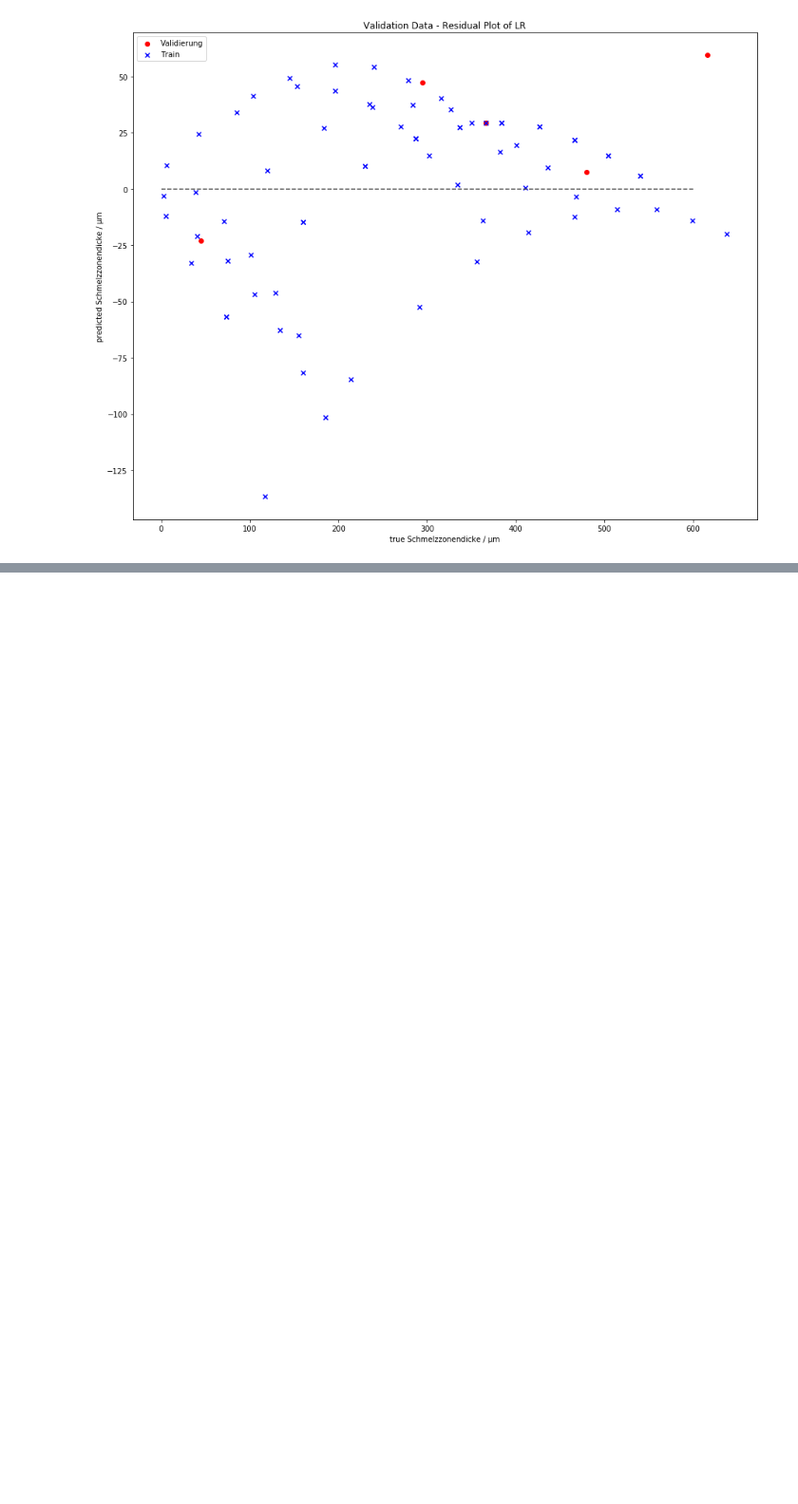
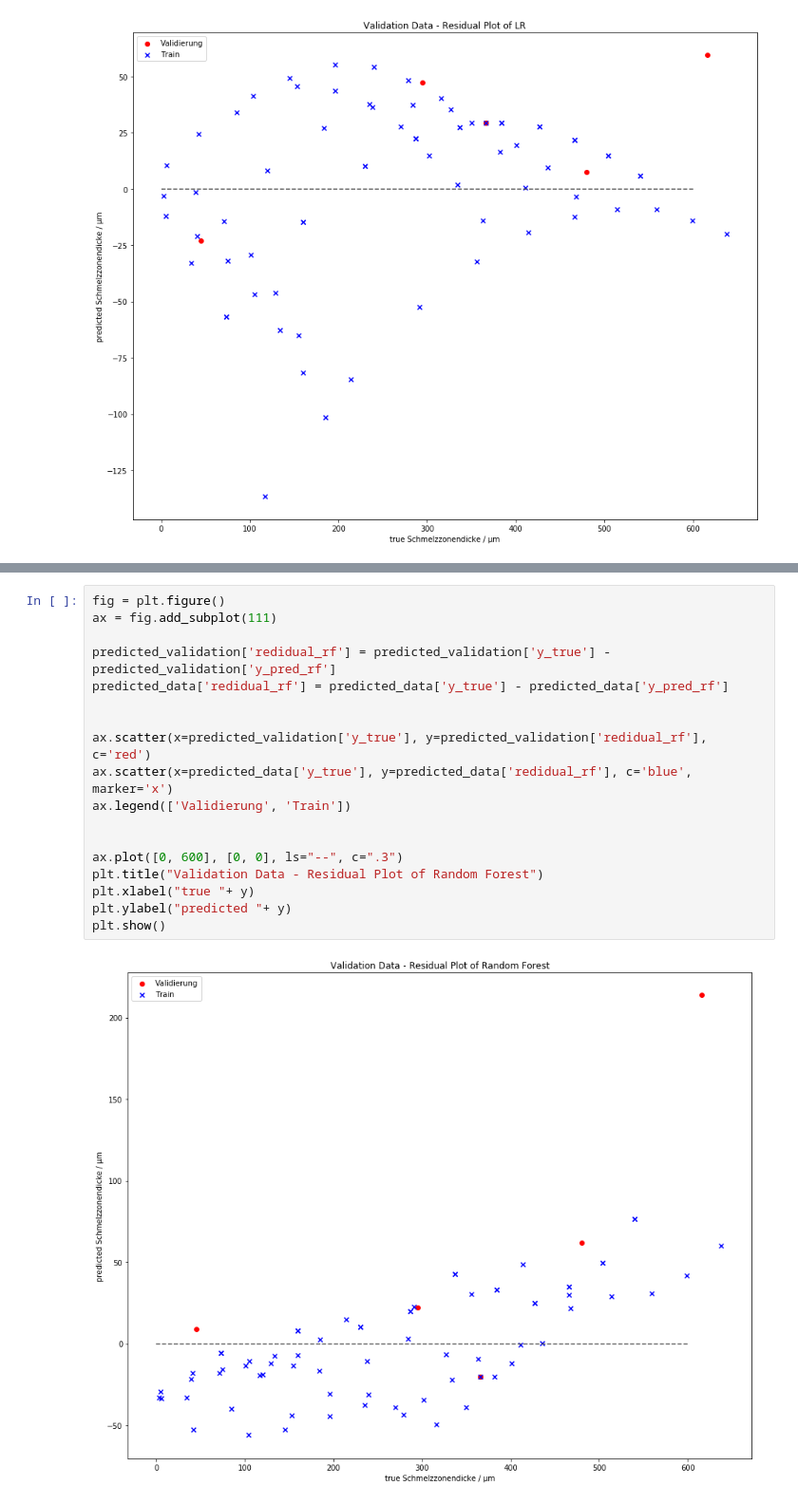
Before and after one commit to tobiasrummelsberger/melting-zone-thickness-prediction, a Jupyter notebook: notebook/SVM_training.ipynb, the cells around one changed output, grey strips where cells are left out. Shown at 95% size. Drawn from its saved outputs; the diff is of its cells as text; blank space fills up the shorter version.

```diff
--- a/notebook/SVM_training.ipynb
+++ b/notebook/SVM_training.ipynb
@@ -514,0 +487,20 @@ plt.show()
+# %%
+fig = plt.figure()
+ax = fig.add_subplot(111)
+
+predicted_validation['redidual_rf'] = predicted_validation['y_true'] - predicted_validation['y_pred_rf']
+predicted_data['redidual_rf'] = predicted_data['y_true'] - predicted_data['y_pred_rf']
+
+
+ax.scatter(x=predicted_validation['y_true'], y=predicted_validation['redidual_rf'], c='red')
+ax.scatter(x=predicted_data['y_true'], y=predicted_data['redidual_rf'], c='blue', marker='x')
+ax.legend(['Validierung', 'Train'])
+
+
+ax.plot([0, 600], [0, 0], ls="--", c=".3")
+plt.title("Validation Data - Residual Plot of Random Forest")
+plt.xlabel("true "+ y)
+plt.ylabel("predicted "+ y)
+plt.show()
+# %% [output]
+[figure, added]
```
Also changed, not shown: parts of 11 cells of this notebook.
